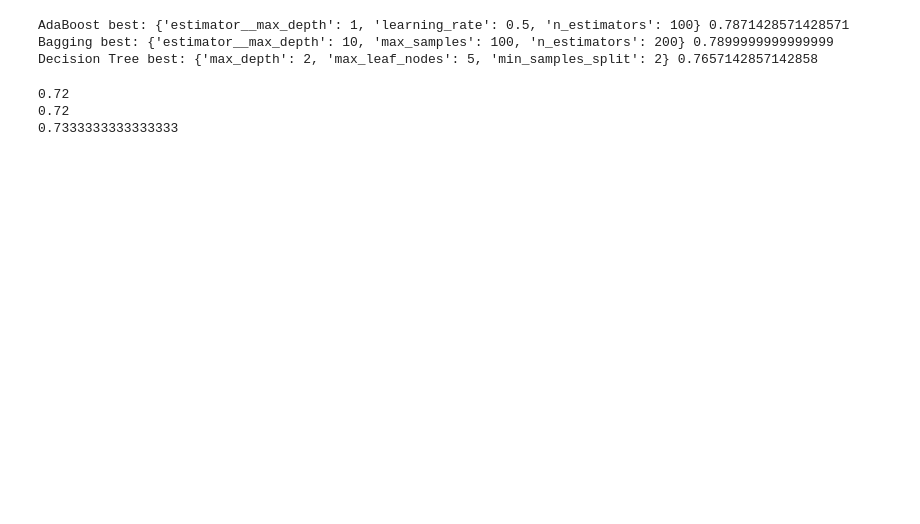
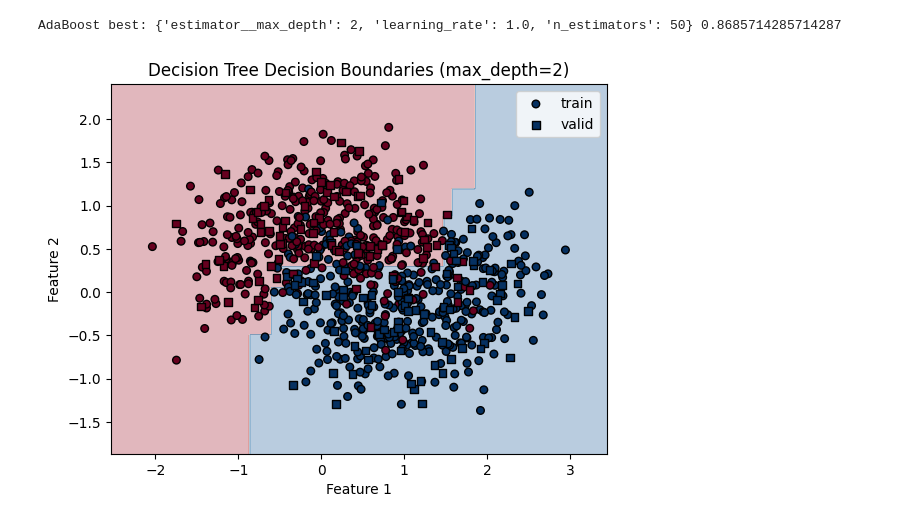
Before and after one commit to Andysimps0n/machine-learning, a Jupyter notebook: ts_env/code/DecisionTree/AdaBoost.ipynb, the cells around one changed output. Saved outputs shown, nothing was run; the diff lists cells and outputs as text; code cells hidden in the pictures; blank space fills up the shorter version.

```diff
--- a/ts_env/code/DecisionTree/AdaBoost.ipynb
+++ b/ts_env/code/DecisionTree/AdaBoost.ipynb
@@ -6,7 +6,7 @@ from sklearn.tree import DecisionTreeClassifier
 from sklearn.datasets import make_moons
 from sklearn.model_selection import train_test_split
 
-X_full, y_full = make_moons(n_samples=1000, noise=0.6)
+X_full, y_full = make_moons(n_samples=1000, noise=0.4)
 X_train, X_test_valid, y_train, y_test_valid = train_test_split(X_full, y_full, test_size=0.3, random_state=39)
 X_test, X_valid, y_test, y_valid = train_test_split(X_test_valid, y_test_valid, test_size=0.5, random_state=39)
 # %%
@@ -28,47 +28,70 @@ adaboost_params = {
 
 adaboost_grid = GridSearchCV(adaboost, adaboost_params, cv=5, scoring="accuracy", n_jobs=-1)
 adaboost_grid.fit(X_train, y_train)
+model = adaboost_grid.best_estimator_
 
 
 # --- Bagging ---
-bagging = BaggingClassifier(
-    estimator=DecisionTreeClassifier(),
-    random_state=39
-)
+# bagging = BaggingClassifier(
+#     estimator=DecisionTreeClassifier(),
+#     random_state=39
+# )
 
-bagging_params = {
-    "n_estimators": [50, 100, 200],
-    "max_samples": [50, 100, 200],
-    "estimator__max_depth": [None, 5, 10]
-}
+# bagging_params = {
+#     "n_estimators": [50, 100, 200],
+#     "max_samples": [50, 100, 200],
+#     "estimator__max_depth": [None, 5, 10]
+# }
 
-bagging_grid = GridSearchCV(bagging, bagging_params, cv=5, scoring="accuracy", n_jobs=-1)
-bagging_grid.fit(X_train, y_train)
+# bagging_grid = GridSearchCV(bagging, bagging_params, cv=5, scoring="accuracy", n_jobs=-1)
+# bagging_grid.fit(X_train, y_train)
 
 
 # --- Decision Tree ---
-tree = DecisionTreeClassifier(random_state=39)
+# tree = DecisionTreeClassifier(random_state=39)
 
-tree_params = {
-    "max_depth": [2, 3, 5, None],
-    "max_leaf_nodes": [5, 10, 20, None],
-    "min_samples_split": [2, 5, 10]
-}
+# tree_params = {
+#     "max_depth": [2, 3, 5, None],
+#     "max_leaf_nodes": [5, 10, 20, None],
+#     "min_samples_split": [2, 5, 10]
+# }
 
-tree_grid = GridSearchCV(tree, tree_params, cv=5, scoring="accuracy", n_jobs=-1)
-tree_grid.fit(X_train, y_train)
+# tree_grid = GridSearchCV(tree, tree_params, cv=5, scoring="accuracy", n_jobs=-1)
+# tree_grid.fit(X_train, y_train)
 
 
 # --- Best results ---
 print("AdaBoost best:", adaboost_grid.best_params_, adaboost_grid.best_score_)
-print("Bagging best:", bagging_grid.best_params_, bagging_grid.best_score_)
-print("Decision Tree best:", tree_grid.best_params_, tree_grid.best_score_)
+# print("Bagging best:", bagging_grid.best_params_, bagging_grid.best_score_)
+# print("Decision Tree best:", tree_grid.best_params_, tree_grid.best_score_)
 # %% [output]
-AdaBoost best: {'estimator__max_depth': 1, 'learning_rate': 0.5, 'n_estimators': 100} 0.7871428571428571
-Bagging best: {'estimator__max_depth': 10, 'max_samples': 100, 'n_estimators': 200} 0.7899999999999999
-Decision Tree best: {'max_depth': 2, 'max_leaf_nodes': 5, 'min_samples_split': 2} 0.7657142857142858
+AdaBoost best: {'estimator__max_depth': 2, 'learning_rate': 1.0, 'n_estimators': 50} 0.8685714285714287
 # %%
+import matplotlib.pyplot as plt
+import numpy as np
+
+# grid for plotting
+x_min, x_max = X_full[:, 0].min() - 0.5, X_full[:, 0].max() + 0.5
+y_min, y_max = X_full[:, 1].min() - 0.5, X_full[:, 1].max() + 0.5
+xx, yy = np.meshgrid(
+    np.linspace(x_min, x_max, 300),
+    np.linspace(y_min, y_max, 300)
+)
+
+Z = model.predict(np.c_[xx.ravel(), yy.ravel()])
+Z = Z.reshape(xx.shape)
+
+# plot decision regions
+plt.contourf(xx, yy, Z, alpha=0.3, cmap=plt.cm.RdBu)
+
+# plot training points
+plt.scatter(X_train[:, 0], X_train[:, 1], c=y_train, edgecolor="k", cmap=plt.cm.RdBu, s=30, label="train")
+plt.scatter(X_valid[:, 0], X_valid[:, 1], c=y_valid, edgecolor="k", cmap=plt.cm.RdBu, s=30, marker="s", label="valid")
+
+plt.xlabel("Feature 1")
+plt.ylabel("Feature 2")
+plt.title("Decision Tree Decision Boundaries (max_depth=2)")
+plt.legend()
+plt.show()
 # %% [output]
-0.72
-0.72
-0.7333333333333333
+[figure, added]
```
Also changed, not shown: 3 other files.
